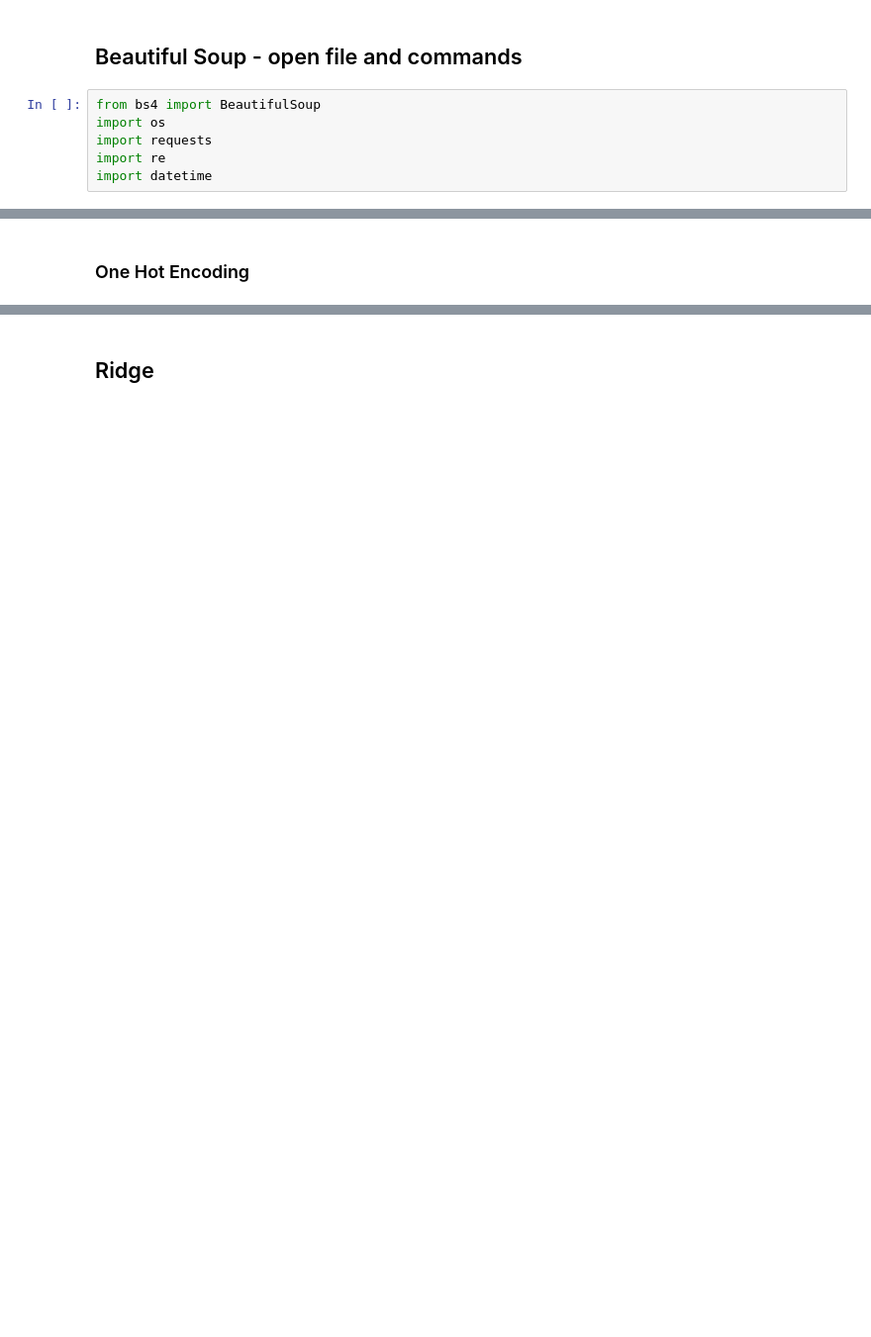
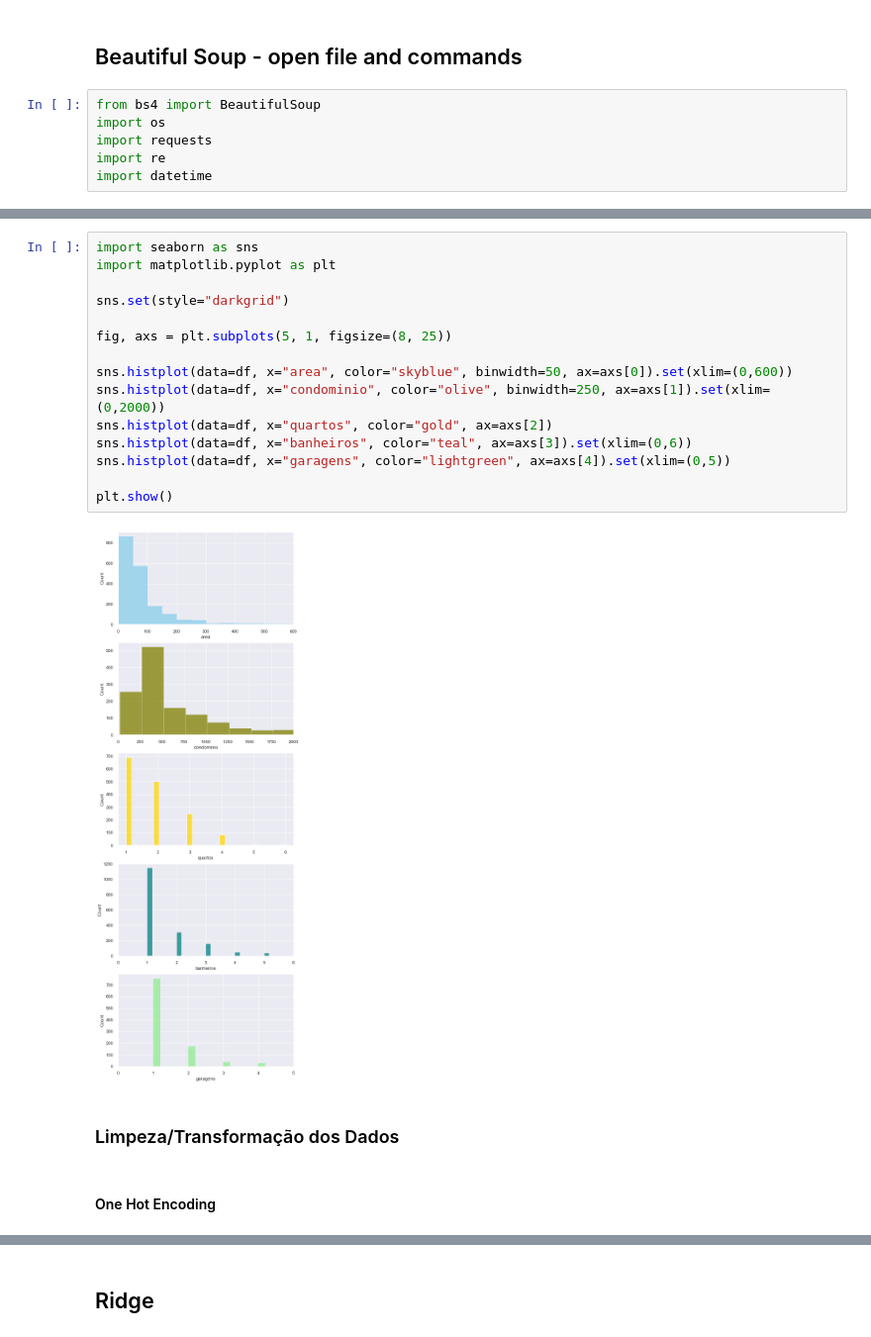
Before and after one commit to 1990LFLF/tcc-ml, a Jupyter notebook: teste.ipynb, the cells around one changed output, grey strips where cells are left out. Shown: that part at 99% size. Saved outputs shown, nothing was run; the diff lists cells and outputs as text; blank space fills up the shorter version.

Commit message:
mais dados, pycaret, analise exploratoria e modelo final

```diff
--- a/teste.ipynb
+++ b/teste.ipynb
@@ -163,3 +239,22 @@ memory usage: 60.9+ KB
+# %%
+import seaborn as sns
+import matplotlib.pyplot as plt
+
+sns.set(style="darkgrid")
+
+fig, axs = plt.subplots(5, 1, figsize=(8, 25))
+
+sns.histplot(data=df, x="area", color="skyblue", binwidth=50, ax=axs[0]).set(xlim=(0,600))
+sns.histplot(data=df, x="condominio", color="olive", binwidth=250, ax=axs[1]).set(xlim=(0,2000))
+sns.histplot(data=df, x="quartos", color="gold", ax=axs[2])
+sns.histplot(data=df, x="banheiros", color="teal", ax=axs[3]).set(xlim=(0,6))
+sns.histplot(data=df, x="garagens", color="lightgreen", ax=axs[4]).set(xlim=(0,5))
+
+plt.show()
+# %% [output]
+[figure, added]
+# %% [markdown]
+### Limpeza/Transformação dos Dados
 # %% [markdown]
-### One Hot Encoding
+#### One Hot Encoding
 # %%
```
Also changed, not shown: parts of 45 cells of this notebook, 55 other files.
